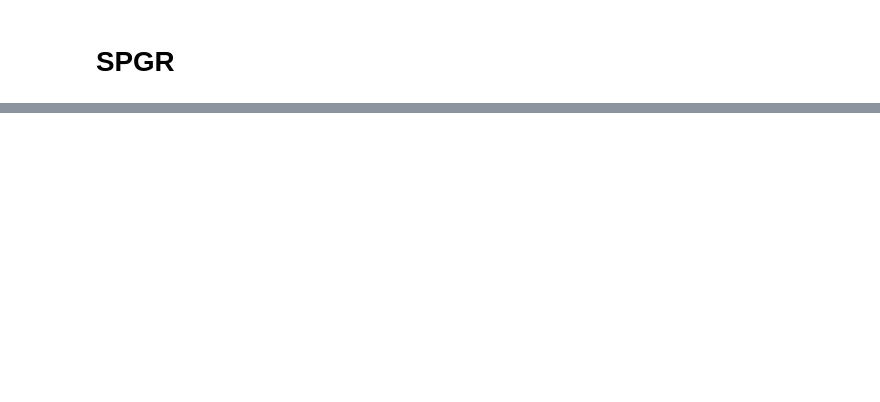
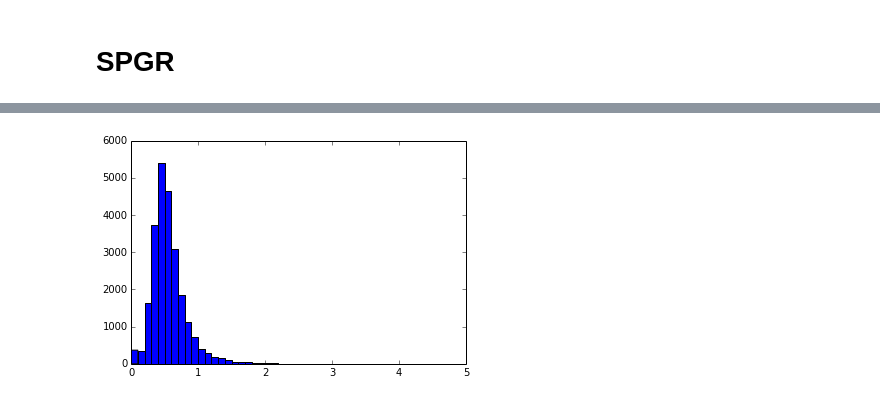
Before and after one commit to gpiantoni/spgr, a Jupyter notebook: main.ipynb, the cells around one changed output, grey strips where cells are left out. Cells and saved outputs as stored; diff of their text form; code cells hidden in the pictures; blank space fills up the shorter version.

```diff
--- a/main.ipynb
+++ b/main.ipynb
@@ -223,0 +177,6 @@ from numpy import *
+# %%
+x_lim = (0, 5)
+hist(peak, range=x_lim, bins=50)
+gca().set_xlim(x_lim);
+# %% [output]
+[figure, added]
```
Also changed, not shown: parts of 42 cells of this notebook.
